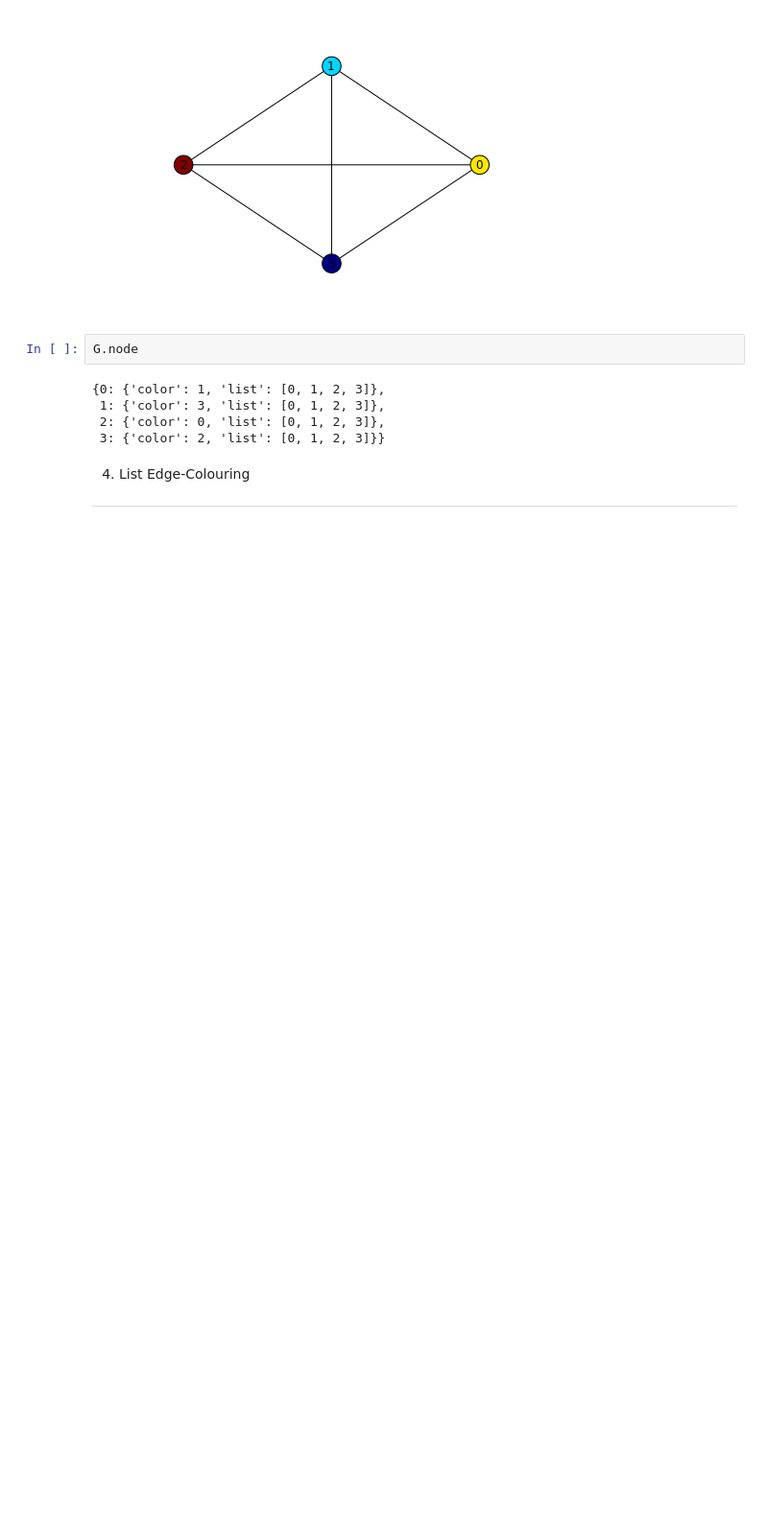
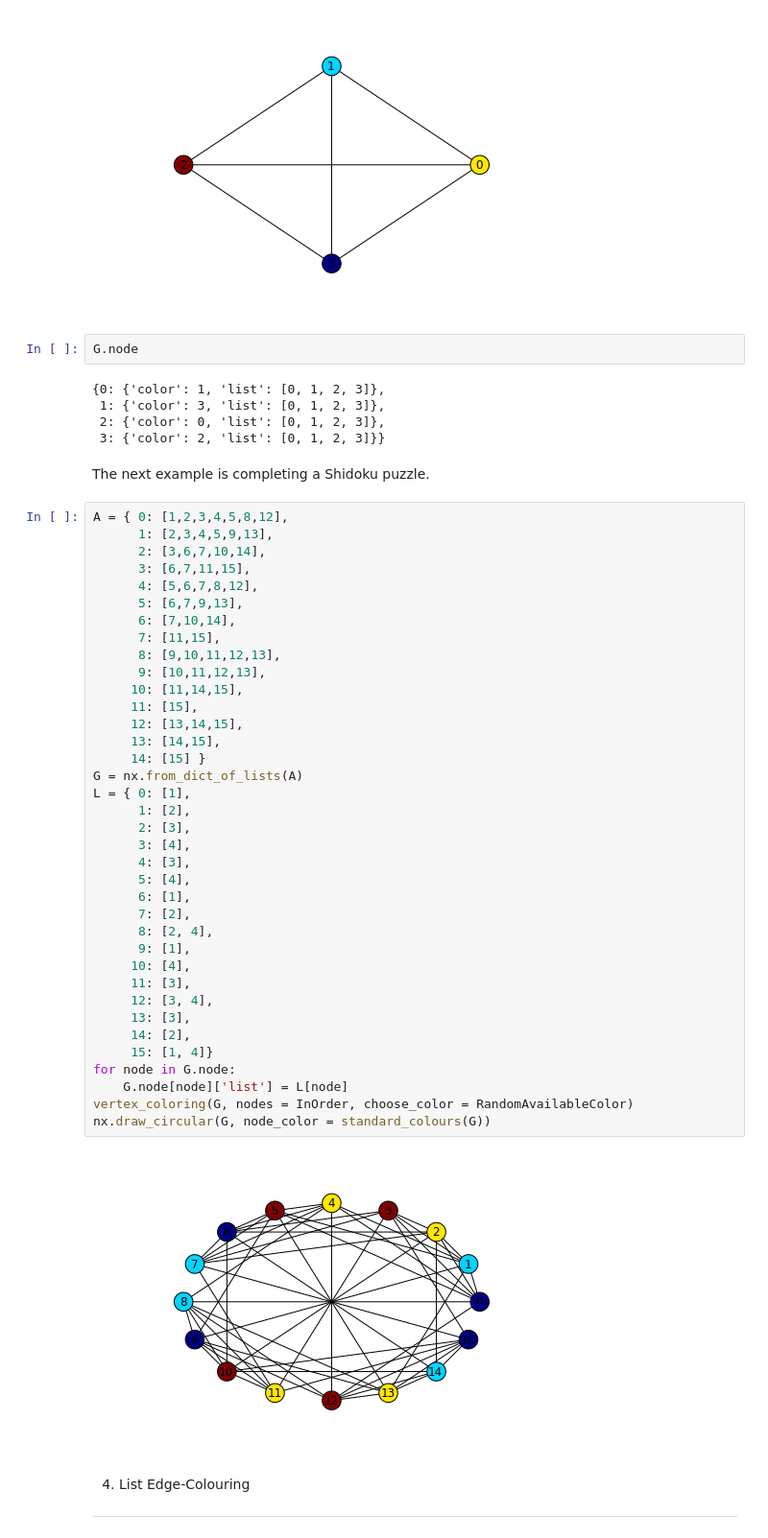
Before and after one commit to MHenderson/vizing, a Jupyter notebook: Introduction to Graph Colouring.ipynb, the cells around one changed output. Shown: that part at 96% size. Cells and saved outputs as stored; diff of their text form; blank space fills up the shorter version.

Commit message:
Shidoku example for tutorial notebook.

```diff
--- a/Introduction to Graph Colouring.ipynb
+++ b/Introduction to Graph Colouring.ipynb
@@ -93,6 +95,47 @@ G.node
  1: {'color': 3, 'list': [0, 1, 2, 3]},
  2: {'color': 0, 'list': [0, 1, 2, 3]},
  3: {'color': 2, 'list': [0, 1, 2, 3]}}
+# %% [markdown]
+The next example is completing a Shidoku puzzle.
+# %%
+A = { 0: [1,2,3,4,5,8,12],
+      1: [2,3,4,5,9,13],
+      2: [3,6,7,10,14],
+      3: [6,7,11,15],
+      4: [5,6,7,8,12],
+      5: [6,7,9,13],
+      6: [7,10,14],
+      7: [11,15],
+      8: [9,10,11,12,13],
+      9: [10,11,12,13],
+     10: [11,14,15],
+     11: [15],
+     12: [13,14,15],
+     13: [14,15],
+     14: [15] }
+G = nx.from_dict_of_lists(A)
+L = { 0: [1],
+      1: [2],
+      2: [3],
+      3: [4],
+      4: [3],
+      5: [4],
+      6: [1],
+      7: [2],
+      8: [2, 4],
+      9: [1],
+     10: [4],
+     11: [3],
+     12: [3, 4],
+     13: [3],
+     14: [2],
+     15: [1, 4]}
+for node in G.node:
+    G.node[node]['list'] = L[node]
+vertex_coloring(G, nodes = InOrder, choose_color = RandomAvailableColor)
+nx.draw_circular(G, node_color = standard_colours(G))
+# %% [output]
+[figure, added]
 # %% [markdown]
 4. List Edge-Colouring
 ----------------------
```
Also changed, not shown: parts of 2 cells of this notebook, 1 other file.
